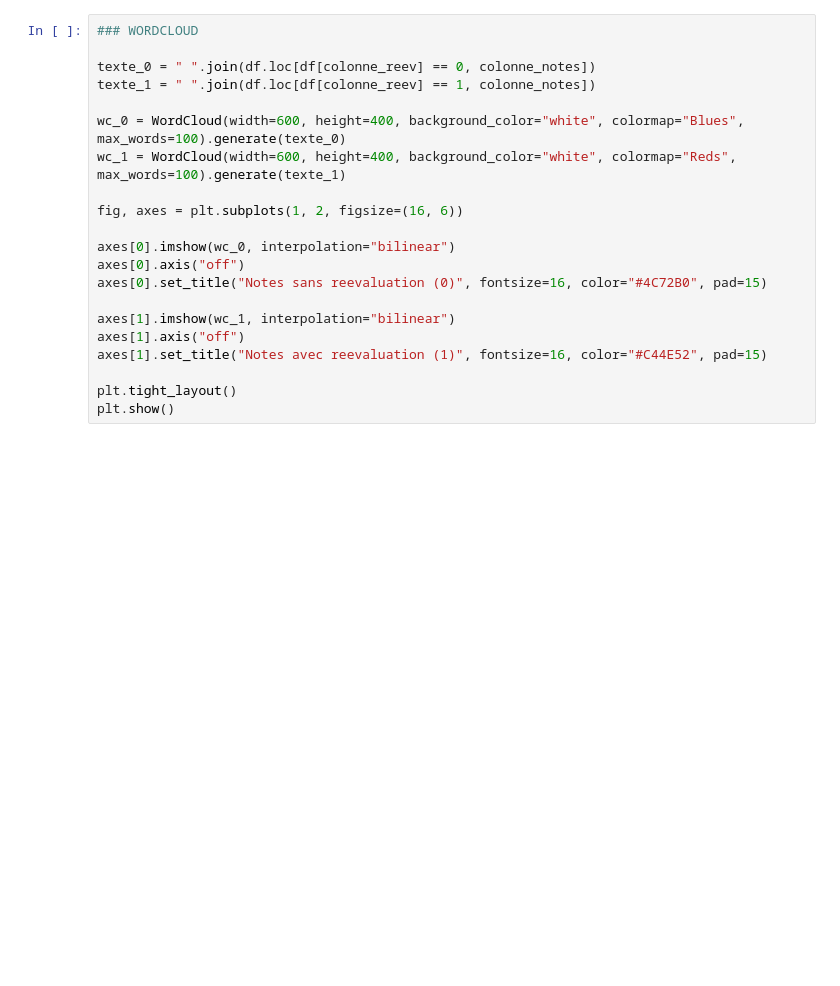
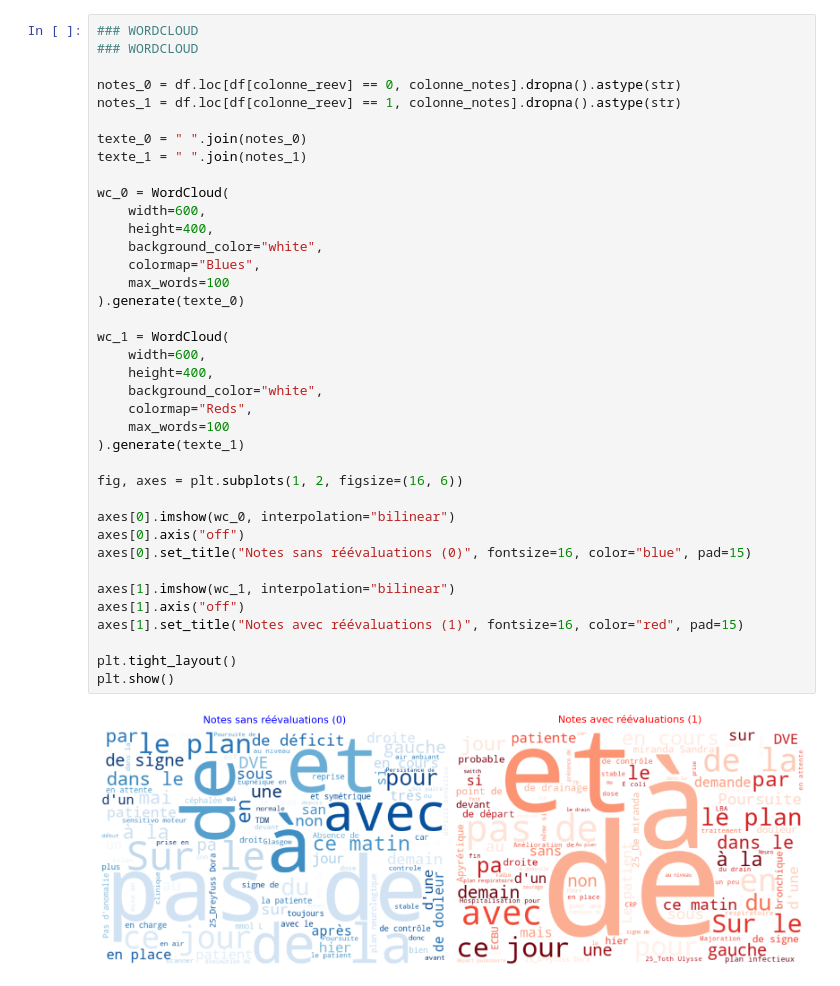
Before and after one commit to roniybaykar/projet-dereev, a Jupyter notebook: notebooks/eda.ipynb, the cells around one changed output. Saved outputs shown, nothing was run; the diff lists cells and outputs as text; blank space fills up the shorter version.

```diff
--- a/notebooks/eda.ipynb
+++ b/notebooks/eda.ipynb
@@ -60,22 +30,41 @@ plt.show()
 # %%
 ### WORDCLOUD
+### WORDCLOUD
 
-texte_0 = " ".join(df.loc[df[colonne_reev] == 0, colonne_notes])
-texte_1 = " ".join(df.loc[df[colonne_reev] == 1, colonne_notes])
+notes_0 = df.loc[df[colonne_reev] == 0, colonne_notes].dropna().astype(str)
+notes_1 = df.loc[df[colonne_reev] == 1, colonne_notes].dropna().astype(str)
 
-wc_0 = WordCloud(width=600, height=400, background_color="white", colormap="Blues", max_words=100).generate(texte_0)
-wc_1 = WordCloud(width=600, height=400, background_color="white", colormap="Reds", max_words=100).generate(texte_1)
+texte_0 = " ".join(notes_0)
+texte_1 = " ".join(notes_1)
+
+wc_0 = WordCloud(
+    width=600,
+    height=400,
+    background_color="white",
+    colormap="Blues",
+    max_words=100
+).generate(texte_0)
+
+wc_1 = WordCloud(
+    width=600,
+    height=400,
+    background_color="white",
+    colormap="Reds",
+    max_words=100
+).generate(texte_1)
 
 fig, axes = plt.subplots(1, 2, figsize=(16, 6))
 
 axes[0].imshow(wc_0, interpolation="bilinear")
 axes[0].axis("off")
-axes[0].set_title("Notes sans reevaluation (0)", fontsize=16, color="#4C72B0", pad=15)
+axes[0].set_title("Notes sans réévaluations (0)", fontsize=16, color="blue", pad=15)
 
 axes[1].imshow(wc_1, interpolation="bilinear")
 axes[1].axis("off")
-axes[1].set_title("Notes avec reevaluation (1)", fontsize=16, color="#C44E52", pad=15)
+axes[1].set_title("Notes avec réévaluations (1)", fontsize=16, color="red", pad=15)
 
 plt.tight_layout()
 plt.show()
+# %% [output]
+[figure, added]
 # %%
```
Also changed, not shown: parts of 6 cells of this notebook, 6 other files.
